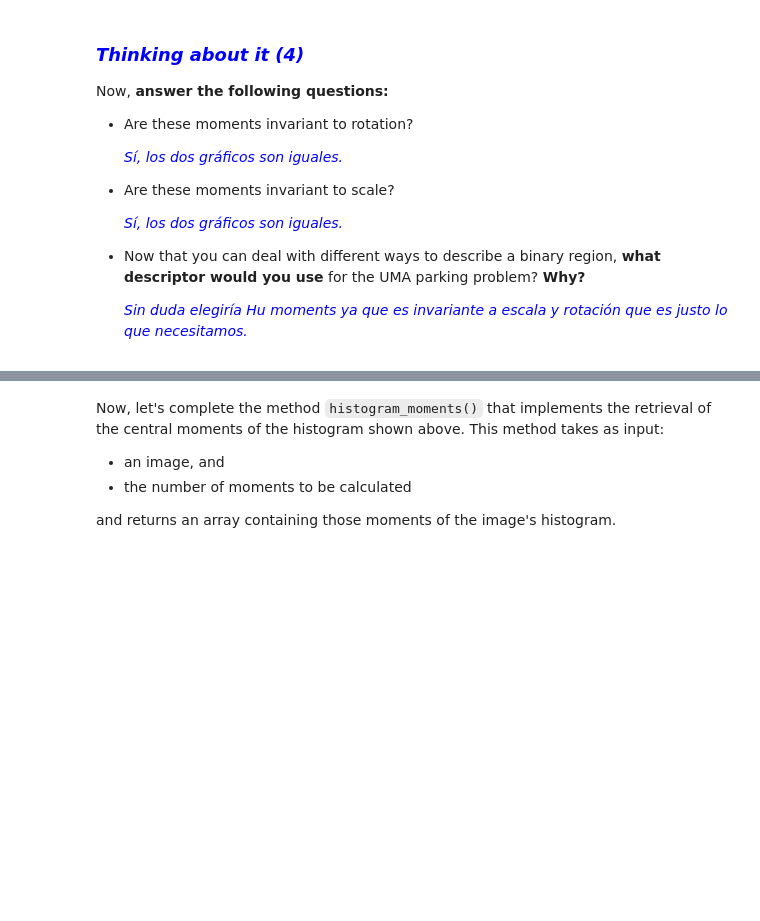
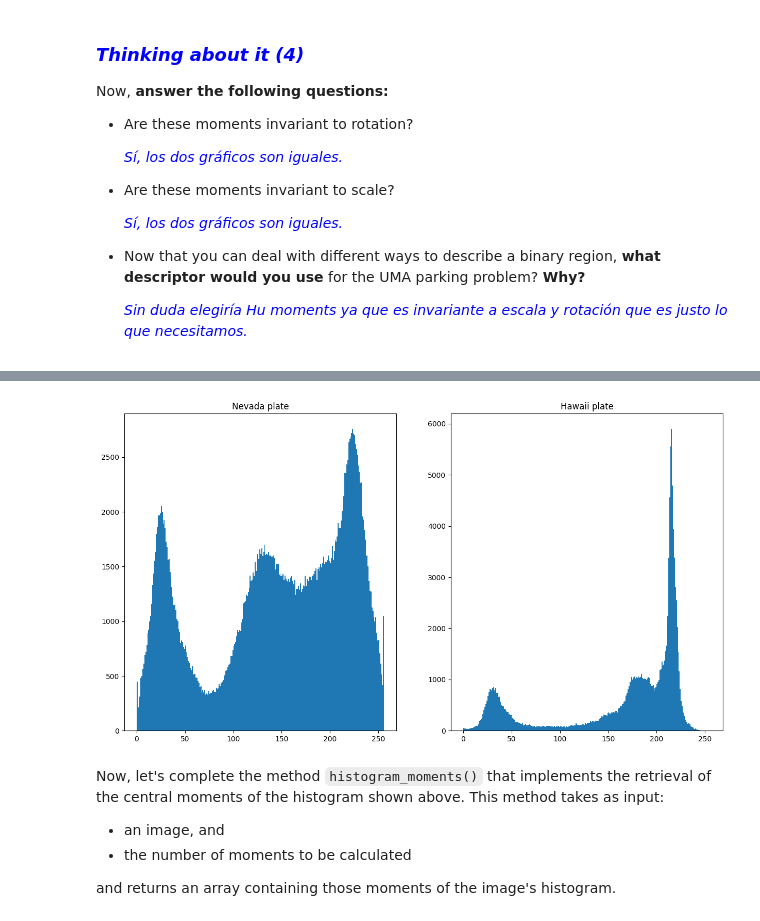
Before and after one commit to Artur797/uma_cv_2025, a Jupyter notebook: Chapter 06. Region Description/6.2 Region-content description.ipynb, the cells around one changed output, grey strips where cells are left out. Drawn from its saved outputs; the diff is of its cells as text; code cells hidden in the pictures; blank space fills up the shorter version.

```diff
--- a/Chapter 06. Region Description/6.2 Region-content description.ipynb
+++ b/Chapter 06. Region Description/6.2 Region-content description.ipynb
@@ -499,20 +499,22 @@ As we can see, the main difference between them is the texture in the plate back
 # %%
 # Assignment 4
 
 # Read images
 nevada = cv2.imread(images_path + 'nevada.jpg',0)
 hawaii = cv2.imread(images_path + 'hawaii.jpg',0)
 
 # Show first one histogram
 plt.subplot(121)
 plt.title("Nevada plate")
-plt.hist(None,None,[None,None])
+plt.hist(np.ravel(nevada),256,[0,256])
 
 # And the second one!
 plt.subplot(122)
 plt.title("Hawaii plate")
-plt.hist(None,None,[None,None])
+plt.hist(np.ravel(hawaii),256,[0,256])
 plt.show()
+# %% [output]
+[figure, added]
 # %% [markdown]
 Now, let's complete the method `histogram_moments()` that implements the retrieval of the central moments of the histogram shown above. This method takes as input:
 
```
Also changed, not shown: parts of 8 cells of this notebook.
